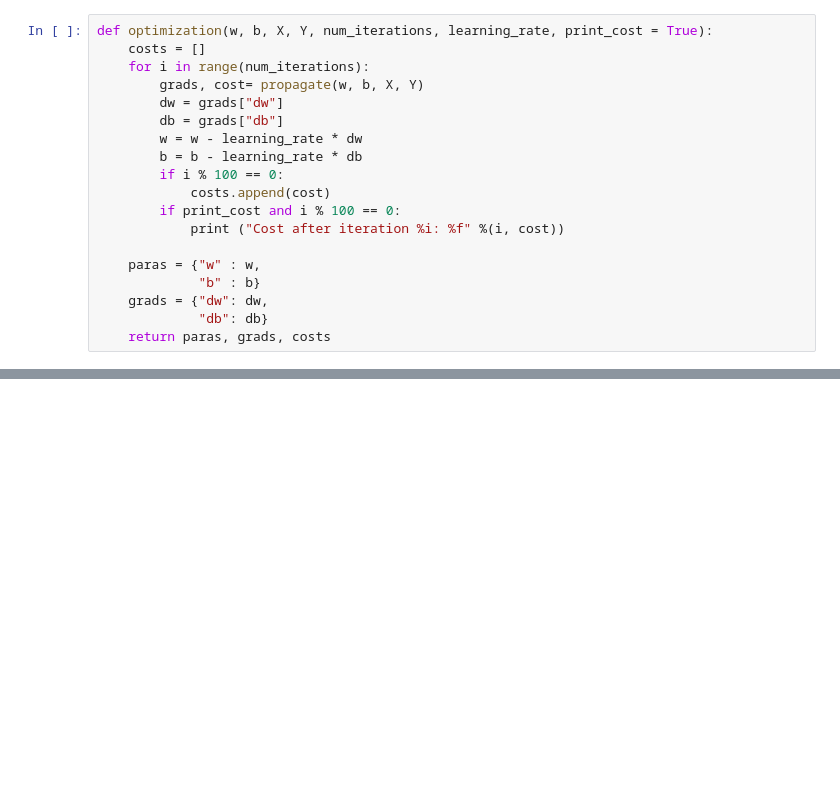
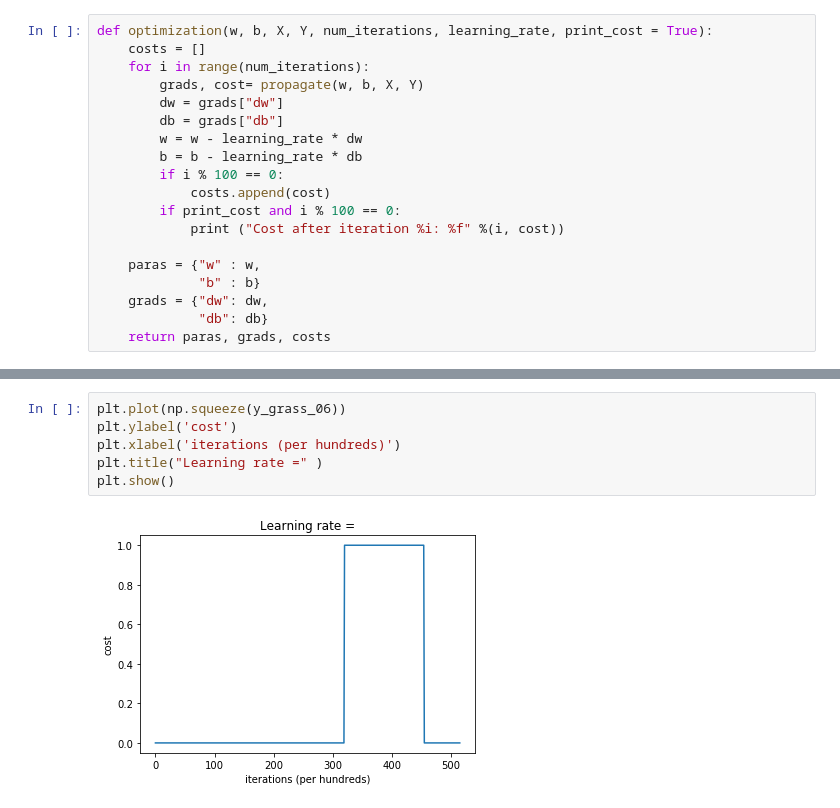
Before and after one commit to patrick0507Joyce/Deeplearning, a Jupyter notebook: Classification.ipynb, the cells around one changed output, grey strips where cells are left out. Cells and saved outputs as stored; diff of their text form; blank space fills up the shorter version.

```diff
--- a/Classification.ipynb
+++ b/Classification.ipynb
@@ -111,0 +241,8 @@ NameError: name 'd' is not defined
+# %%
+plt.plot(np.squeeze(y_grass_06))
+plt.ylabel('cost')
+plt.xlabel('iterations (per hundreds)')
+plt.title("Learning rate =" )
+plt.show()
+# %% [output]
+[figure, added]
```
Also changed, not shown: parts of 22 cells of this notebook, 4 other files.
